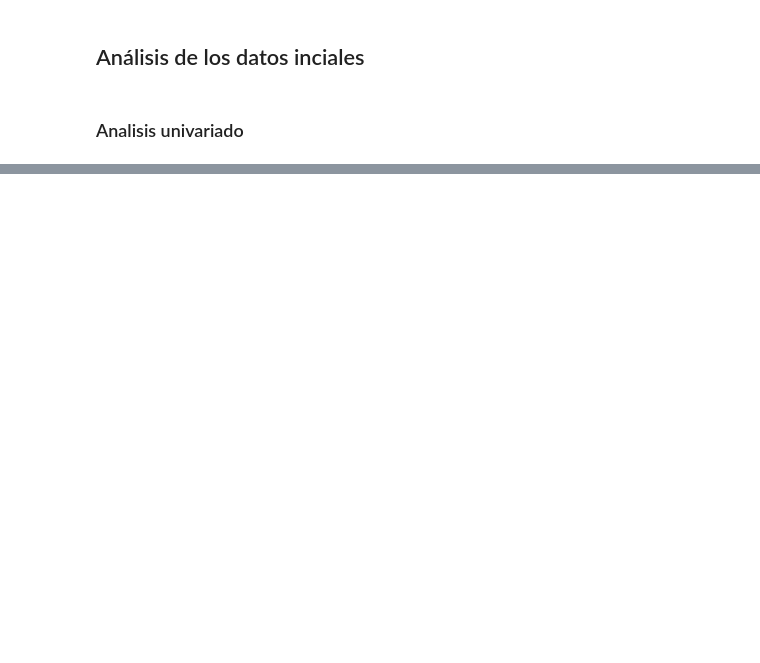
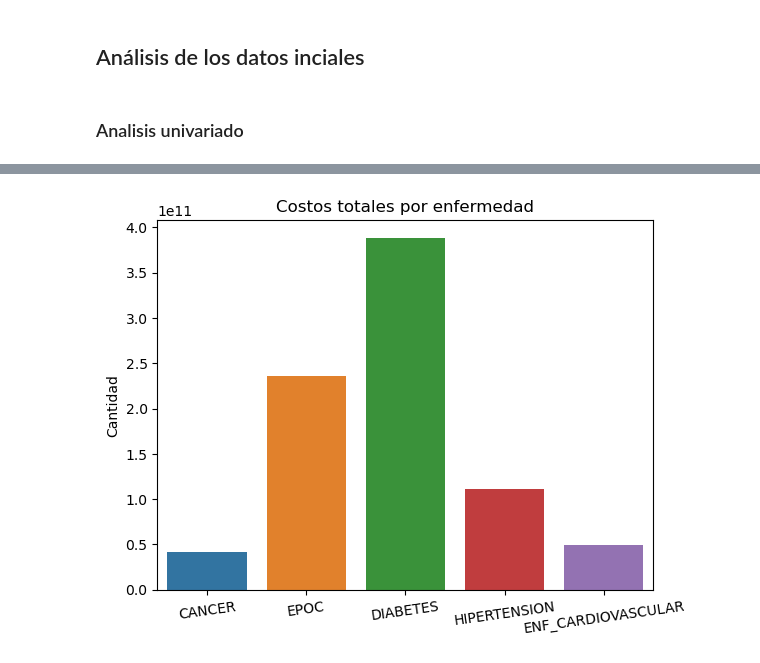
Before and after one commit to EstebanCaroP/Proyecto_Finanzas, a Jupyter notebook: C_Analisis_exploratorio.ipynb, the cells around one changed output, grey strips where cells are left out. Saved outputs shown, nothing was run; the diff lists cells and outputs as text; code cells hidden in the pictures; blank space fills up the shorter version.

```diff
--- a/C_Analisis_exploratorio.ipynb
+++ b/C_Analisis_exploratorio.ipynb
@@ -42,0 +56,31 @@ for variable in variables:
+# %%
+base = pd.merge(sociodemograficas,siniestros, on='Asegurado_Id')
+# %%
+costos_cancer = base.loc[base['CANCER'] == 1]
+costos_cancer = costos_cancer[['CANCER','Valor_Pagado']]
+display(costos_cancer)
+
+costos_epoc = base.loc[base['EPOC'] == 1]
+costos_epoc = costos_epoc[['EPOC','Valor_Pagado']]
+display(costos_epoc)
+
+costos_diabetes = base.loc[base['DIABETES'] == 1]
+costos_diabetes = costos_diabetes[['DIABETES','Valor_Pagado']]
+display(costos_diabetes)
+
+costos_hipertension = base.loc[base['HIPERTENSION'] == 1]
+costos_hipertension = costos_hipertension[['HIPERTENSION','Valor_Pagado']]
+display(costos_hipertension)
+
+costos_cardiovascular = base.loc[base['ENF_CARDIOVASCULAR'] == 1]
+costos_cardiovascular = costos_cardiovascular[['ENF_CARDIOVASCULAR','Valor_Pagado']]
+display(costos_cardiovascular)
+
+costos_totales = {'CANCER':costos_cancer['Valor_Pagado'].sum(),
+                 'EPOC': costos_epoc['Valor_Pagado'].sum(),
+                 'DIABETES': costos_diabetes['Valor_Pagado'].sum(),
+                 'HIPERTENSION': costos_hipertension['Valor_Pagado'].sum(),
+                 'ENF_CARDIOVASCULAR': costos_cardiovascular['Valor_Pagado'].sum()}
+
+df_costos = pd.DataFrame(costos_totales, index=['Costos totales'])
+df_costos
@@ -42,0 +155,8 @@ for variable in variables:
+# %%
+sns.barplot(df_costos)
+plt.title('Costos totales por enfermedad')
+plt.ylabel('Cantidad')
+plt.xticks(rotation = 8)
+plt.show()
+# %% [output]
+[figure, added]
```
Also changed, not shown: parts of 3 cells of this notebook, 1 other file.
